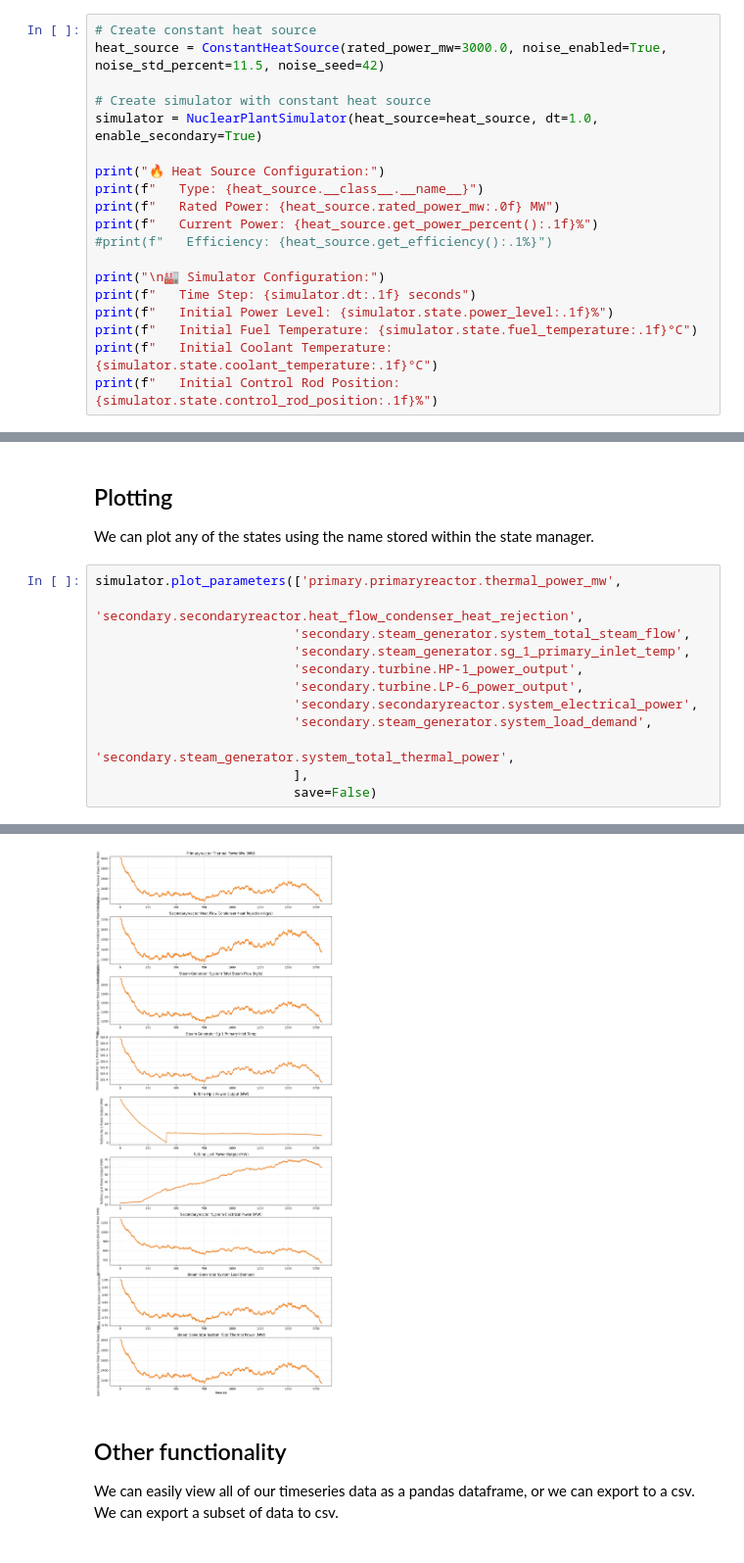
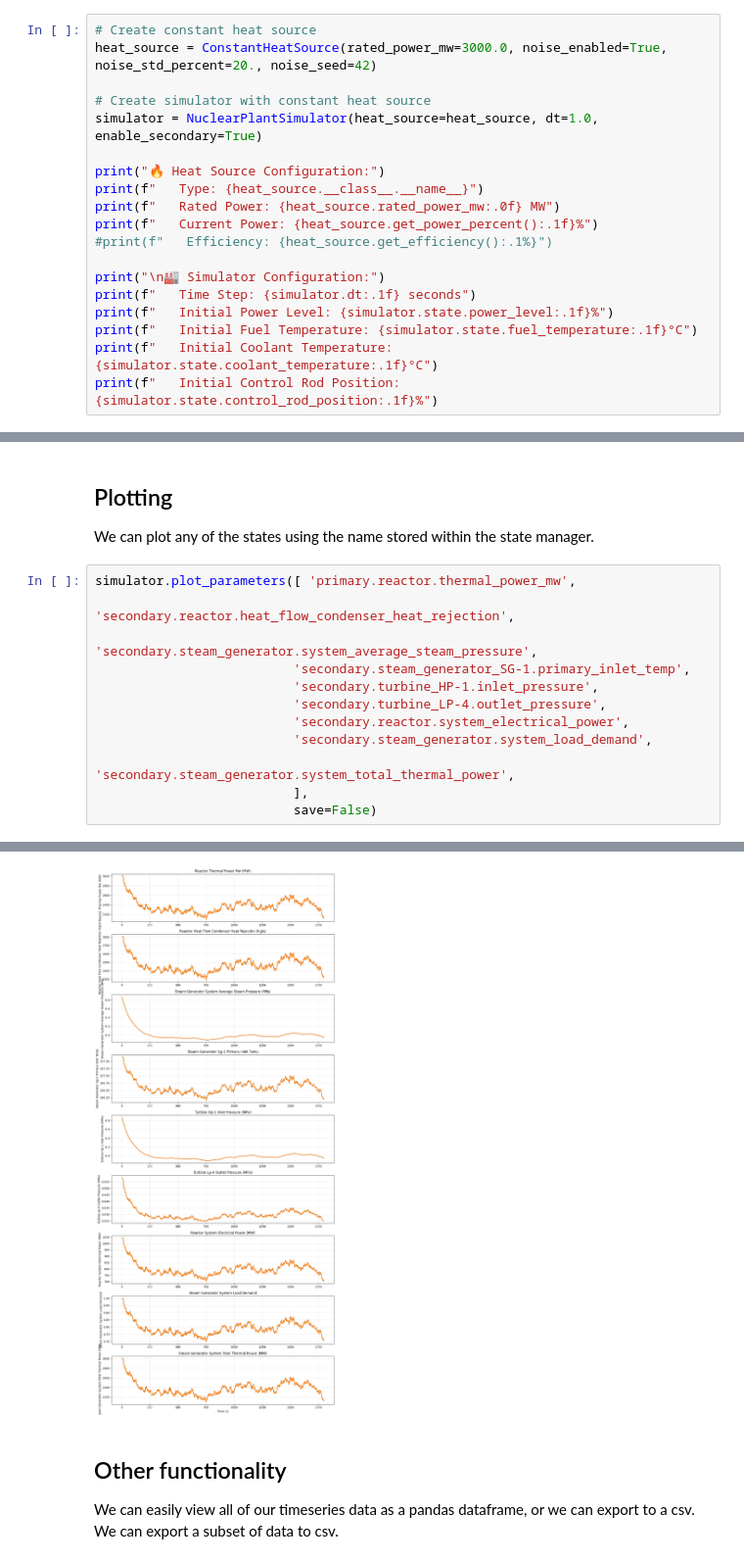
Before and after one commit to NuclearnAI/nuclear-sim, a Jupyter notebook: examples/nuclear_plant_simulation.ipynb, the cells around one changed output, grey strips where cells are left out. Shown at 98% size. Saved outputs shown, nothing was run; the diff lists cells and outputs as text.

```diff
--- a/examples/nuclear_plant_simulation.ipynb
+++ b/examples/nuclear_plant_simulation.ipynb
@@ -48,7 +48,7 @@ print(f"📅 Notebook started at: {datetime.now().strftime('%Y-%m-%d %H:%M:%S')}
 Let's create a nuclear plant simulator using a `ConstantHeatSource` instead of using the `ReactorHeatSource`. This will allow us to easily change the state of the reactor without having to worry about individual control actions such as boration of coolant, control rod positioning, etc. You'll notice that all state management is handled automatically, with different types of physics models being registered independently.
 # %%
 # Create constant heat source
-heat_source = ConstantHeatSource(rated_power_mw=3000.0, noise_enabled=True, noise_std_percent=11.5, noise_seed=42)
+heat_source = ConstantHeatSource(rated_power_mw=3000.0, noise_enabled=True, noise_std_percent=20., noise_seed=42)
 
 # Create simulator with constant heat source
 simulator = NuclearPlantSimulator(heat_source=heat_source, dt=1.0, enable_secondary=True)
@@ -273,13 +267,13 @@ simulator.state_manager.get_available_variables()
 ## Plotting
 We can plot any of the states using the name stored within the state manager.
 # %%
-simulator.plot_parameters(['primary.primaryreactor.thermal_power_mw',
-                          'secondary.secondaryreactor.heat_flow_condenser_heat_rejection',
-                          'secondary.steam_generator.system_total_steam_flow',
-                          'secondary.steam_generator.sg_1_primary_inlet_temp',
-                          'secondary.turbine.HP-1_power_output',
-                          'secondary.turbine.LP-6_power_output',
-                          'secondary.secondaryreactor.system_electrical_power',
+simulator.plot_parameters([ 'primary.reactor.thermal_power_mw',
+                            'secondary.reactor.heat_flow_condenser_heat_rejection',
+                          'secondary.steam_generator.system_average_steam_pressure',
+                          'secondary.steam_generator_SG-1.primary_inlet_temp',
+                          'secondary.turbine_HP-1.inlet_pressure',
+                          'secondary.turbine_LP-4.outlet_pressure',
+                          'secondary.reactor.system_electrical_power',
                           'secondary.steam_generator.system_load_demand',
                           'secondary.steam_generator.system_total_thermal_power',
                           ],
@@ -295,6 +289,6 @@ secondaryreactor system_electrical_power
 steam_generator system_load_demand
 steam_generator system_total_thermal_power
-[figure, old version]
+[figure, new version]
 # %% [markdown]
 ## Other functionality
 
```
Also changed, not shown: parts of 9 cells of this notebook, 6 other files.
